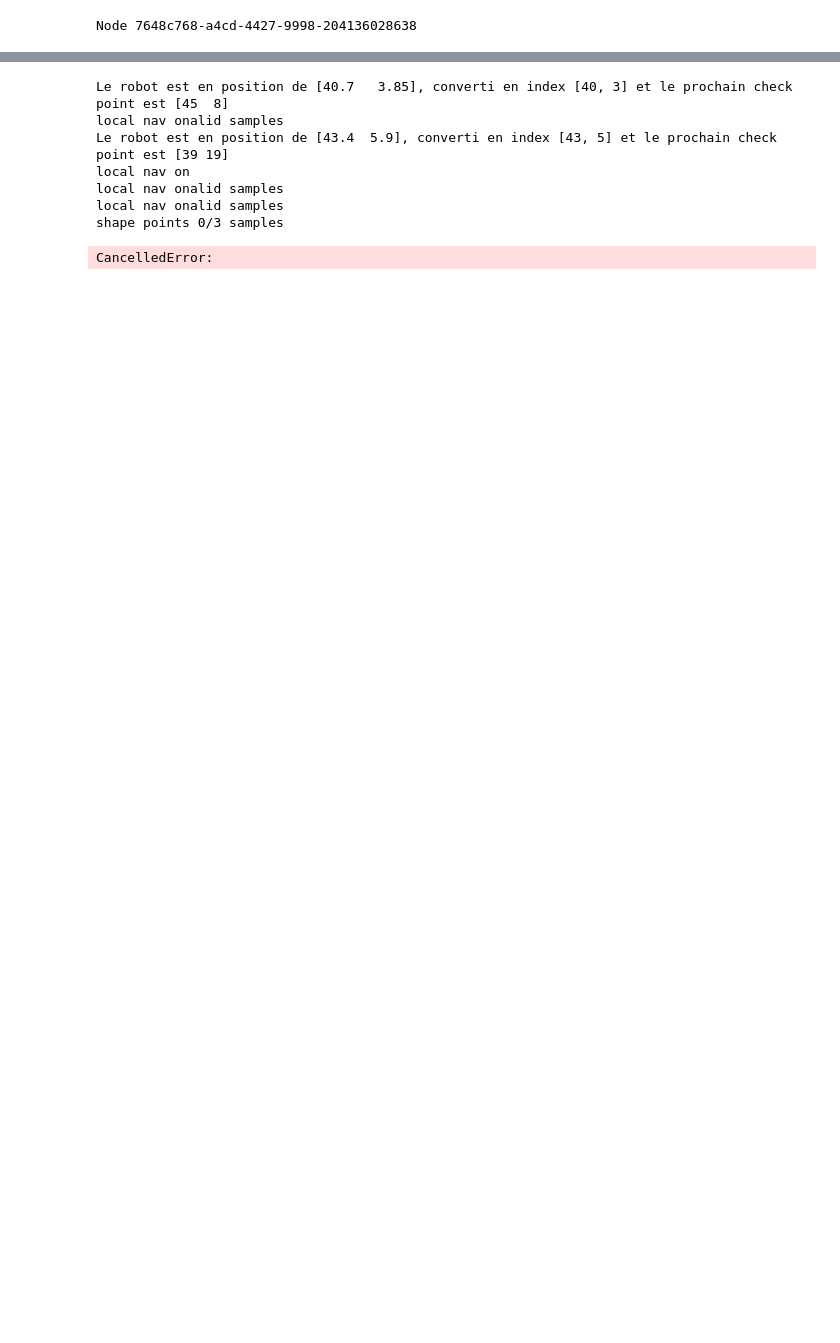
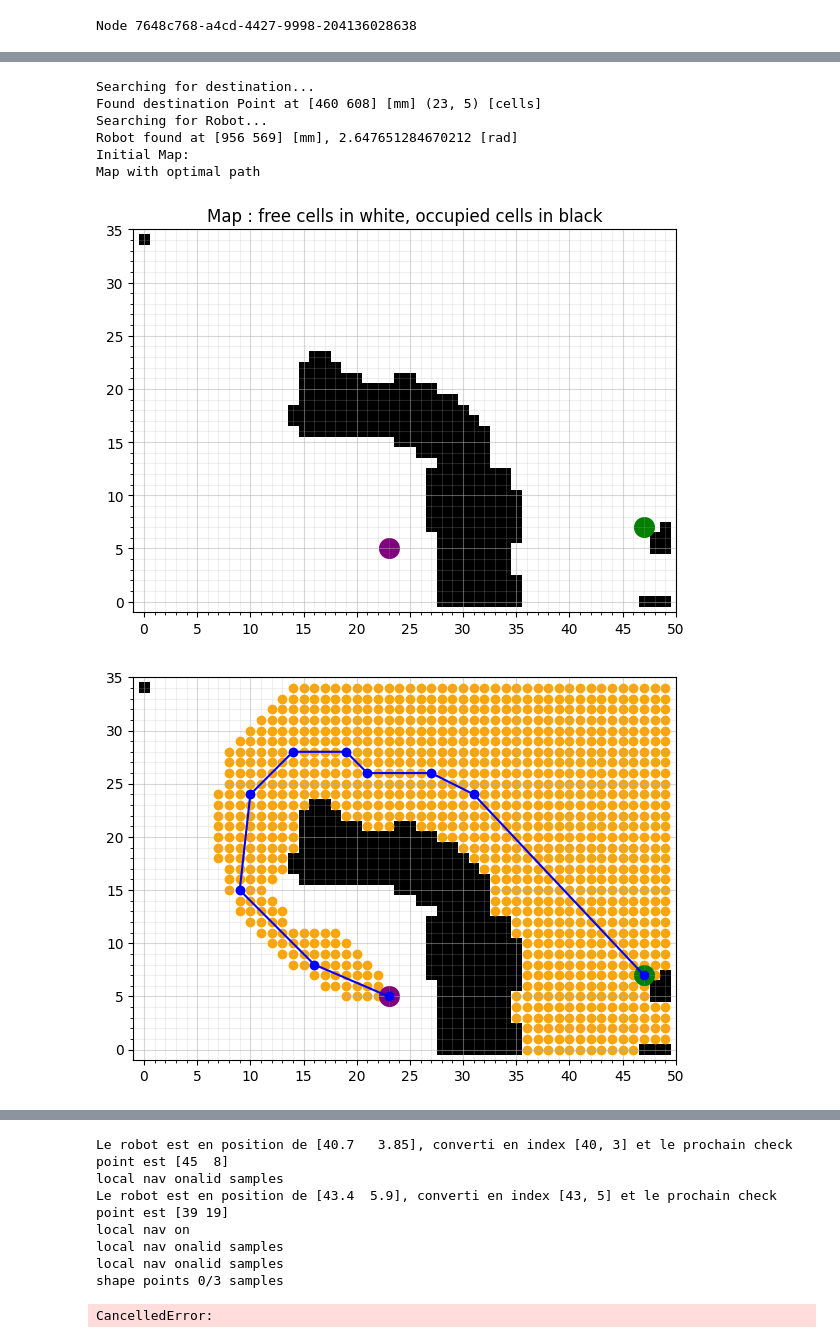
Before and after one commit to einsetumadur/MobileRoboticsG16, a Jupyter notebook: Main_julien.ipynb, the cells around one changed output, grey strips where cells are left out. Drawn from its saved outputs; the diff is of its cells as text; code cells hidden in the pictures; blank space fills up the shorter version.

```diff
--- a/Main_julien.ipynb
+++ b/Main_julien.ipynb
@@ -51,0 +57,60 @@ Map with optimal path
+# %%
+#setup
+if REFRAME:
+    Tmap = vs.get_warp(cap,MAP_SHAPE_MM,20,10)
+
+ret,frame = cap.read()
+if ret:
+    if REFRAME:
+        frame = cv2.warpPerspective(frame,Tmap,MAP_SHAPE_MM)
+    fmap = vs.get_grid_fixed_map(frame,MAP_SHAPE_CELL, robrad=50)
+    obscont = vs.get_obstacles(frame)
+    print("Searching for destination...")
+    while True:
+        ret,frame = cap.read()
+        if ret:
+            if REFRAME:
+                frame = cv2.warpPerspective(frame,Tmap,MAP_SHAPE_MM)
+            ret,destmm = vs.get_destination(frame)
+            if ret:
+                dest = gb.convert_to_idx([coord / 10.0 for coord in destmm],2)
+                dest[1]= 35-dest[1]
+                dest = tuple(dest)
+                break
+            else:
+                cv2.imshow()
+        else:
+            print("No camera !")
+            break
+    print("Found destination Point at {} [mm] {} [cells]".format(destmm,dest))
+    print("Searching for Robot...")
+    while True:
+        ret,frame = cap.read()
+        if ret:
+            if REFRAME:
+                frame = cv2.warpPerspective(frame,Tmap,MAP_SHAPE_MM)
+            hls_frame = cv2.cvtColor(frame, cv2.COLOR_BGR2HLS_FULL)
+            ret,robpos,orient,pxpcm = vs.get_Robot_position_orientation(hls_frame)
+            if ret:
+                print("Robot found at {} [mm], {} [rad]".format(robpos,orient))
+                break
+        else:
+            print("No camera !")
+            break
+
+start = gb.convert_to_idx(robpos,20)
+start[1]= MAP_SHAPE_CELL[1]-start[1]
+start = tuple(start)
+path = gb.global_final(fmap,start,dest, "8N", VISUALIZE)
+
+state_estimation_prev2 = np.array([[robpos[0]],[700-robpos[1]], [orient], [0], [0]])
+P_estimation_prev =  np.diag([100, 100, 0.75, 10, 0.75])
+# %% [output]
+Searching for destination...
+Found destination Point at [460 608] [mm] (23, 5) [cells]
+Searching for Robot...
+Robot found at [956 569] [mm], 2.647651284670212 [rad]
+Initial Map:
+Map with optimal path
+[figure, added]
+[figure, added]
```
Also changed, not shown: parts of 6 cells of this notebook, 2 other files.
